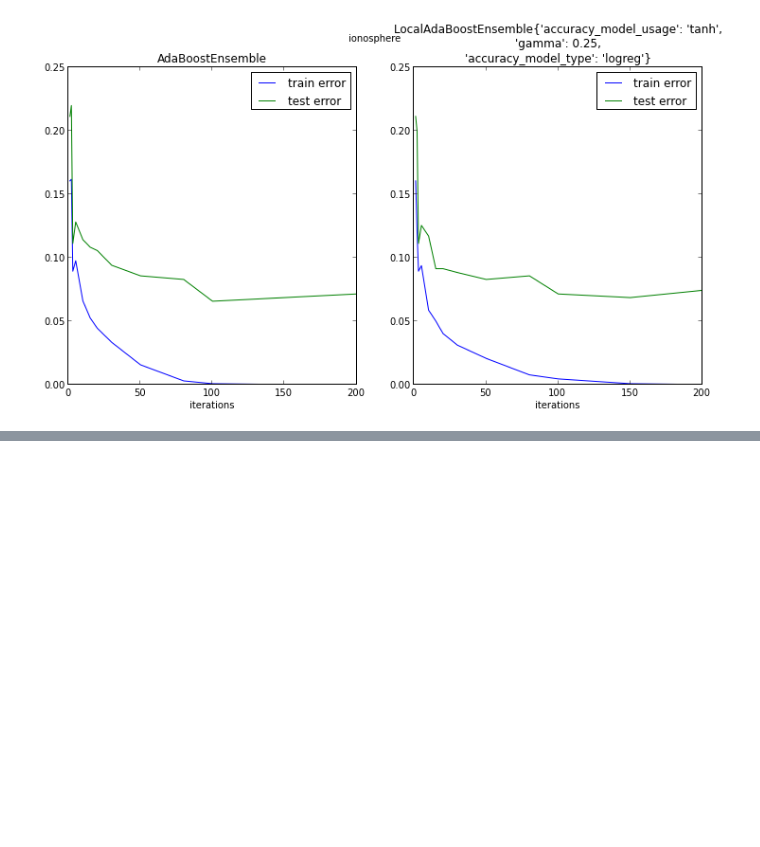
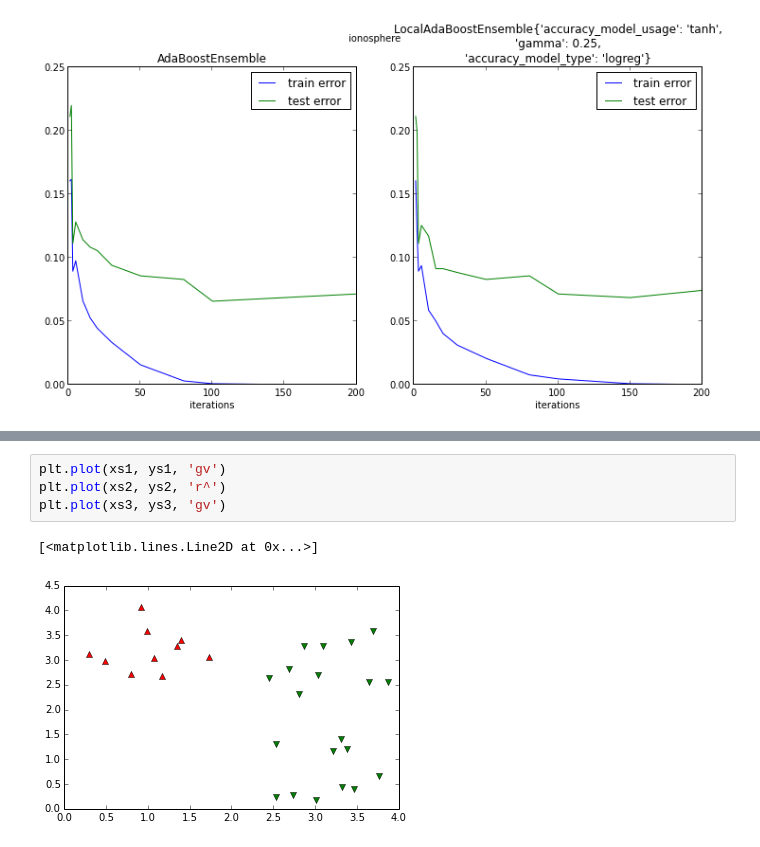
Before and after one commit to miwanowski/localboost, a Jupyter notebook: src/notebooks/scrapbook_work.ipynb, the cells around one changed output, grey strips where cells are left out. Drawn from its saved outputs; the diff is of its cells as text; blank space fills up the shorter version.

```diff
--- a/src/notebooks/scrapbook_work.ipynb
+++ b/src/notebooks/scrapbook_work.ipynb
@@ -232,0 +245,7 @@ array([ 0.        ,  0.02      ,  0.        ,  0.00269841, -0.00285714,
+# %%
+plt.plot(xs1, ys1, 'gv')
+plt.plot(xs2, ys2, 'r^')
+plt.plot(xs3, ys3, 'gv')
+# %% [output]
+[<matplotlib.lines.Line2D at 0x...>]
+[figure, added]
```
Also changed, not shown: parts of 27 cells of this notebook, 14 other files.
